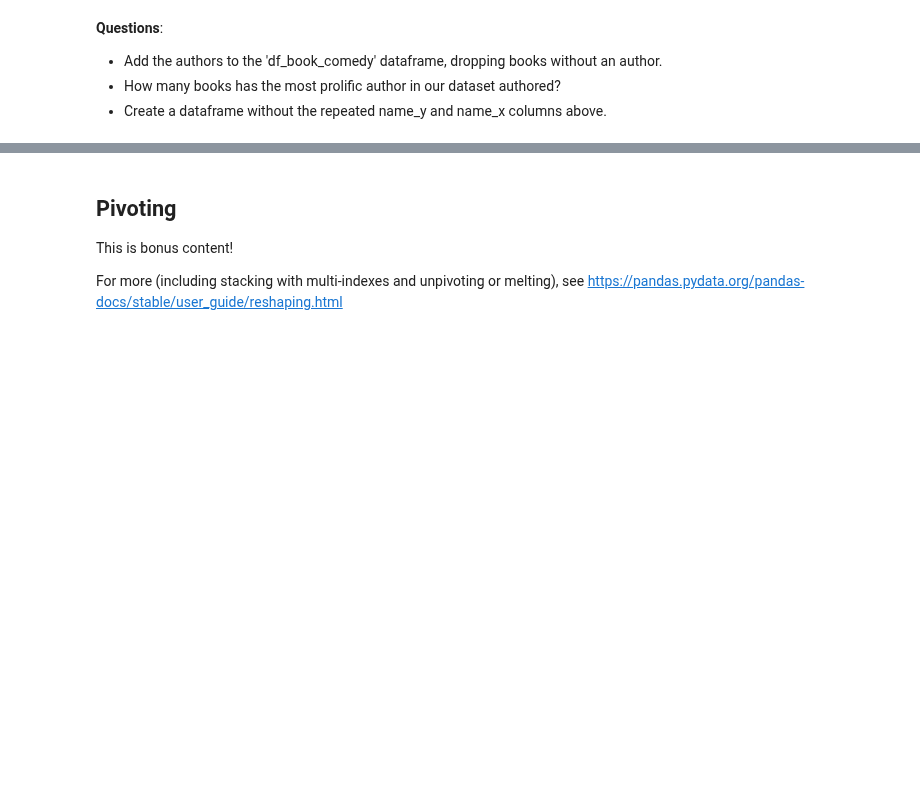
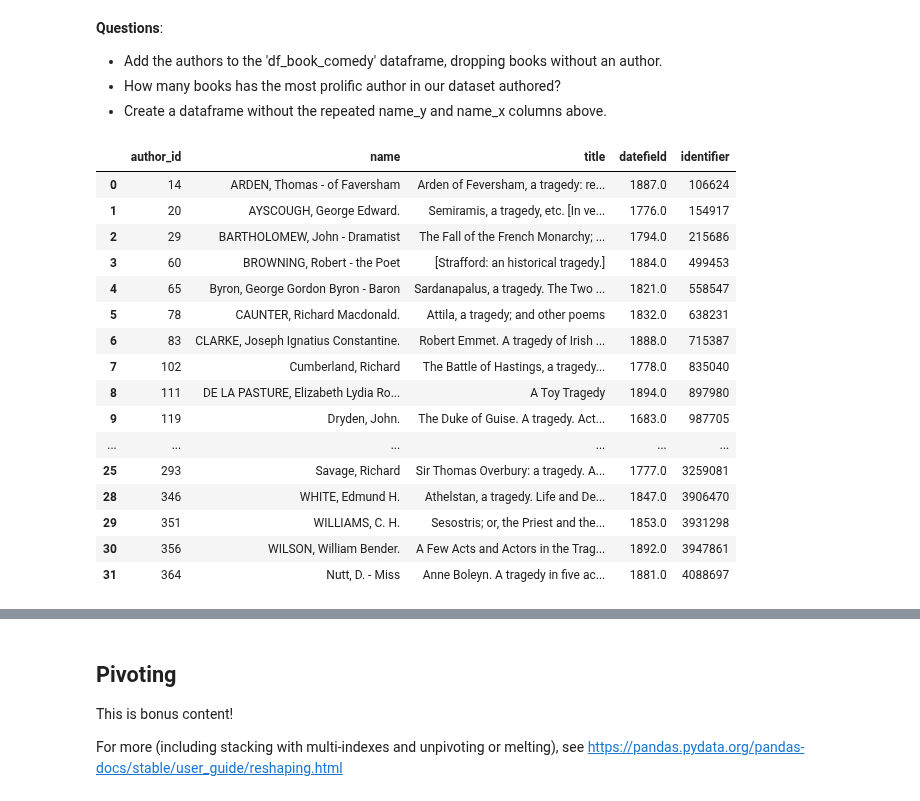
Before and after one commit to mromanello/ADA-DHOxSS, a Jupyter notebook: notebooks/3.1 Wrangling.ipynb, the cells around one changed output, grey strips where cells are left out. Saved outputs shown, nothing was run; the diff lists cells and outputs as text; code cells hidden in the pictures; blank space fills up the shorter version.

```diff
--- a/notebooks/3.1 Wrangling.ipynb
+++ b/notebooks/3.1 Wrangling.ipynb
@@ -239,3 +277,23 @@ pd.merge(right=df_book_tragedy_authors, left=df_author_reduced, how="inner", rig
 * Add the authors to the 'df_book_comedy' dataframe, dropping books without an author.
 * How many books has the most prolific author in our dataset authored?
 * Create a dataframe without the repeated name_y and name_x columns above.
+# %%
+df_book_tragedy_authors.dropna(how="any", axis=0)
+# %% [output]
+|  | author_id | name | title | datefield | identifier |
+| 0 | 14 | ARDEN, Thomas - of Faversham | Arden of Feversham, a tragedy: re... | 1887.0 | 106624 |
+| 1 | 20 | AYSCOUGH, George Edward. | Semiramis, a tragedy, etc. [In ve... | 1776.0 | 154917 |
+| 2 | 29 | BARTHOLOMEW, John - Dramatist | The Fall of the French Monarchy; ... | 1794.0 | 215686 |
+| 3 | 60 | BROWNING, Robert - the Poet | [Strafford: an historical tragedy.] | 1884.0 | 499453 |
+| 4 | 65 | Byron, George Gordon Byron - Baron | Sardanapalus, a tragedy. The Two ... | 1821.0 | 558547 |
+| 5 | 78 | CAUNTER, Richard Macdonald. | Attila, a tragedy; and other poems | 1832.0 | 638231 |
+| 6 | 83 | CLARKE, Joseph Ignatius Constantine. | Robert Emmet. A tragedy of Irish ... | 1888.0 | 715387 |
+| 7 | 102 | Cumberland, Richard | The Battle of Hastings, a tragedy... | 1778.0 | 835040 |
+| 8 | 111 | DE LA PASTURE, Elizabeth Lydia Ro... | A Toy Tragedy | 1894.0 | 897980 |
+| 9 | 119 | Dryden, John. | The Duke of Guise. A tragedy. Act... | 1683.0 | 987705 |
+| ... | ... | ... | ... | ... | ... |
+| 25 | 293 | Savage, Richard | Sir Thomas Overbury: a tragedy. A... | 1777.0 | 3259081 |
+| 28 | 346 | WHITE, Edmund H. | Athelstan, a tragedy. Life and De... | 1847.0 | 3906470 |
+| 29 | 351 | WILLIAMS, C. H. | Sesostris; or, the Priest and the... | 1853.0 | 3931298 |
+| 30 | 356 | WILSON, William Bender. | A Few Acts and Actors in the Trag... | 1892.0 | 3947861 |
+| 31 | 364 | Nutt, D. - Miss | Anne Boleyn. A tragedy in five ac... | 1881.0 | 4088697 |
```
Also changed, not shown: parts of 19 cells of this notebook, 1 other file.
